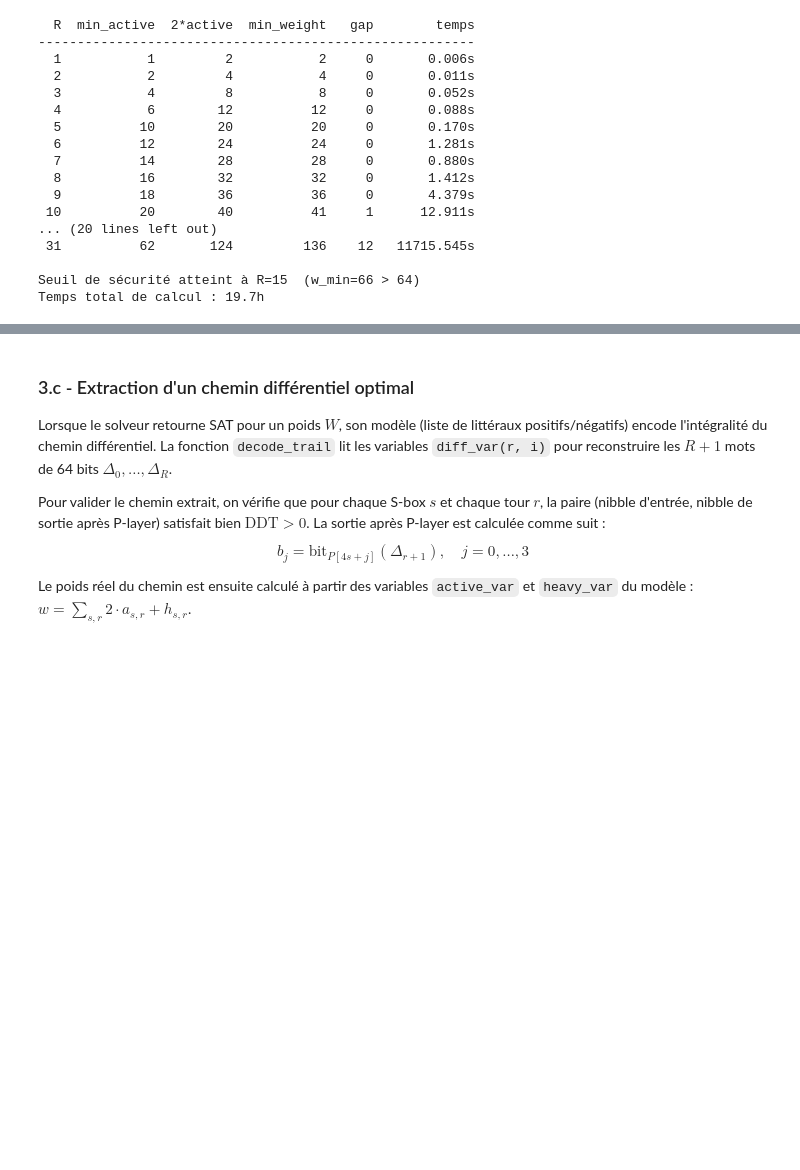
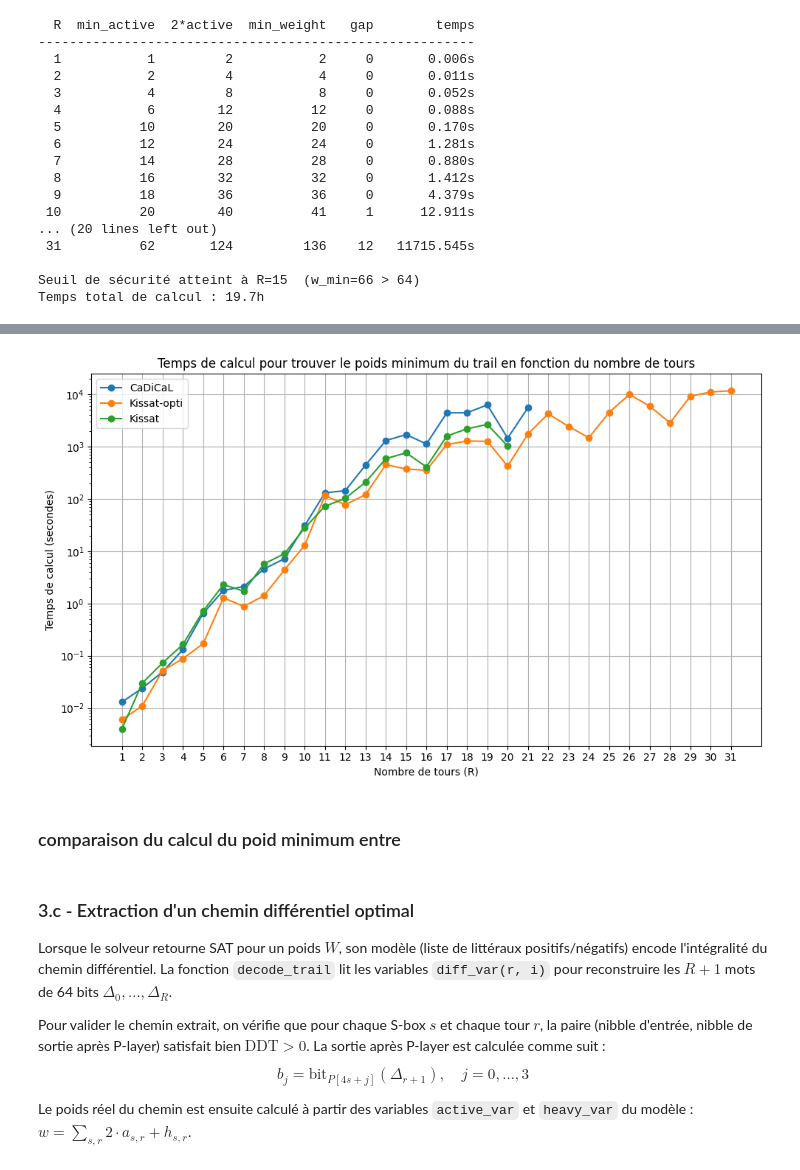
Before and after one commit to touikss/present-sat-cryptanalysis, a Jupyter notebook: notebook.ipynb, the cells around one changed output, grey strips where cells are left out. Cells and saved outputs as stored; diff of their text form; code cells hidden in the pictures; blank space fills up the shorter version.

```diff
--- a/notebook.ipynb
+++ b/notebook.ipynb
@@ -481,3 +487,47 @@ print(f"Temps total de calcul : {sum(weight_times.values())/3600:.1f}h")
+# %%
+#### Comparaison du temps de calcul pour les différentes méthodes d'encodage (CaDiCaL vs Kissat-opti vs Kissat)
+#### Temps de calcul en fonction du tour (R)
+#### Plot de 3 courbes
+
+with open('benchmark.json', 'r') as f:
+    b = json.load(f)
+    rounds = []
+    times_cadical = []
+    times_kissat_opti = []
+    times_kissat = []
+    for r in sorted(b['min_weight_kissat_opti'], key=int):
+        row_opti = b['min_weight_kissat_opti'][r]
+        if r in b['min_weight_cadical']:
+            row_cadical = b['min_weight_cadical'][r]
+        else:
+            row_cadical = {'time': None}
+        if r in b['min_weight_kissat']:
+            row_kissat = b['min_weight_kissat'][r]
+        else:
+            row_kissat = {'time': None}
+
+        rounds.append(int(r))
+        times_cadical.append(row_cadical['time'])
+        times_kissat_opti.append(row_opti['time'])
+        times_kissat.append(row_kissat['time'])
+
+plt.figure(figsize=(10, 6))
+plt.plot(rounds, times_cadical, marker='o', label='CaDiCaL')
+plt.plot(rounds, times_kissat_opti, marker='o', label='Kissat-opti')
+plt.plot(rounds, times_kissat, marker='o', label='Kissat')
+plt.title('Temps de calcul pour trouver le poids minimum du trail en fonction du nombre de tours')
+plt.xlabel('Nombre de tours (R)')
+plt.ylabel('Temps de calcul (secondes)')
+plt.xticks(rounds)
+plt.yscale('log')
+plt.grid()
+plt.legend()
+plt.tight_layout()
+plt.show()
+# %% [output]
+[figure, added]
+# %% [markdown]
+### comparaison du calcul du poid minimum entre
 # %% [markdown]
 ### 3.c - Extraction d'un chemin différentiel optimal
 
```
Also changed, not shown: parts of 1 cell of this notebook.
